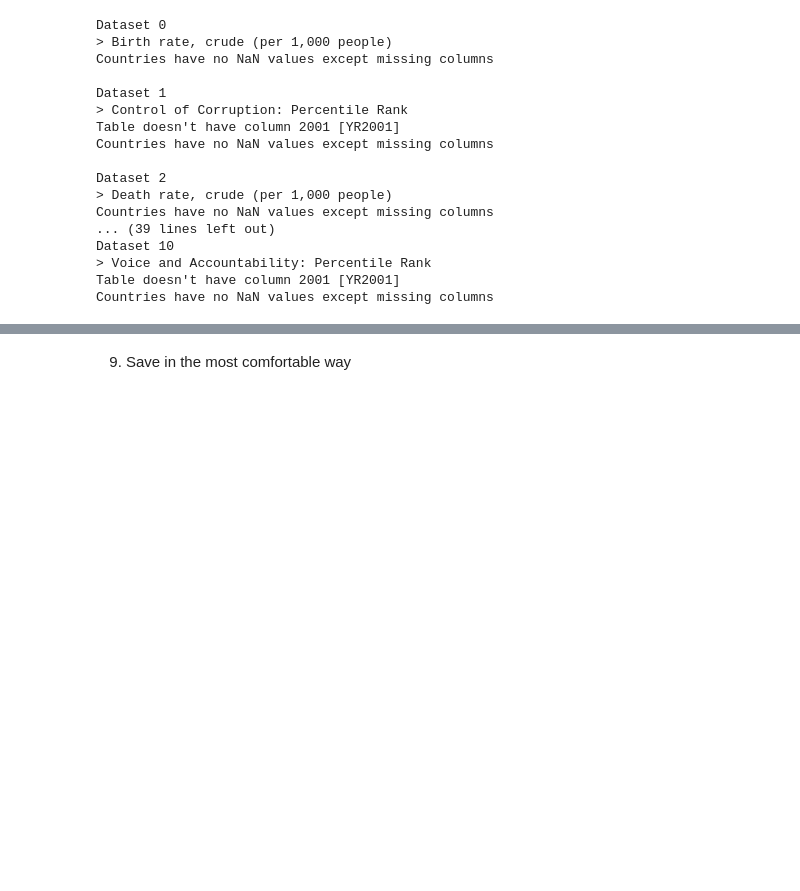
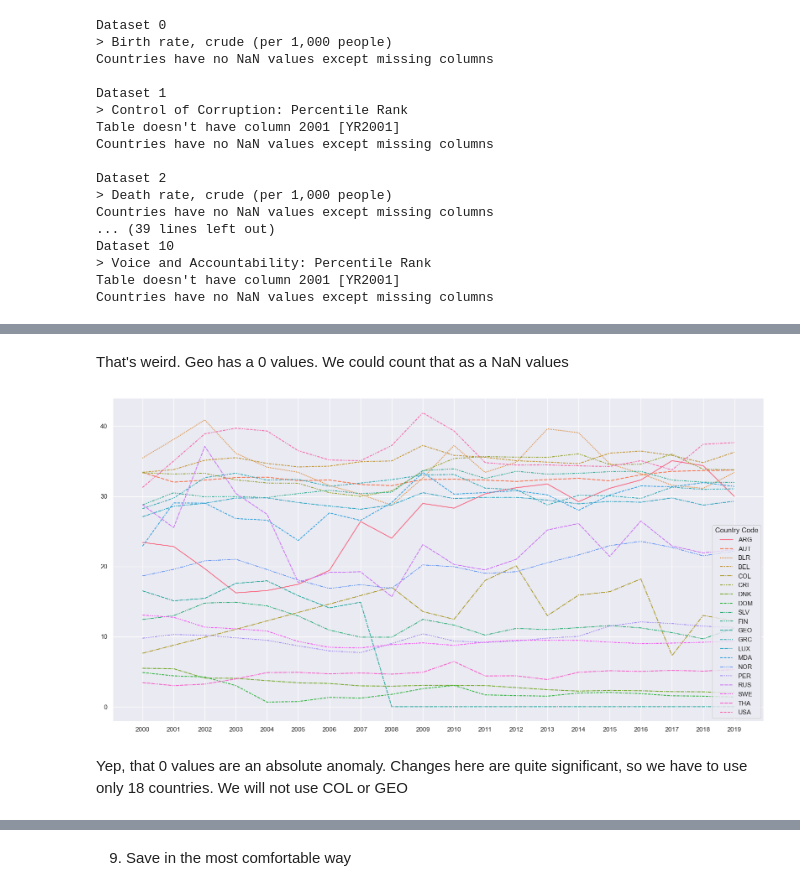
Before and after one commit to BaakhOfficial/Suicide-Rate-Analysis, a Jupyter notebook: Python/WHO_data_prep.ipynb, the cells around one changed output, grey strips where cells are left out. Cells and saved outputs as stored; diff of their text form; code cells hidden in the pictures; blank space fills up the shorter version.

```diff
--- a/Python/WHO_data_prep.ipynb
+++ b/Python/WHO_data_prep.ipynb
@@ -328,0 +413,5 @@ Countries have no NaN values except missing columns
+# %%
+df = pd.read_csv(datalist[8], na_values='..')
+df = df.loc[(df['Series Name'].reset_index(drop=True)[0] == df['Series Name']) & (df['Country Code'].isin(countries_filtered))].drop(info_cols[0:3], axis=1)
+df = df[['Country Code'] + get_yearlist(df, years=years_col_list_full)].set_index('Country Code')
+df
@@ -328,0 +437,10 @@ Countries have no NaN values except missing columns
+# %% [markdown]
+That's weird. Geo has a 0 values. We could count that as a NaN values
+# %%
+plt.figure(figsize=(20, 10))
+sns.lineplot(data=df.transpose()).set_xticklabels([year[0:4] for year in df.columns.to_list()])
+plt.show()
+# %% [output]
+[figure, added]
+# %% [markdown]
+Yep, that 0 values are an absolute anomaly. Changes here are quite significant, so we have to use only 18 countries. We will not use COL or GEO
```
Also changed, not shown: parts of 16 cells of this notebook, 1 other file.
